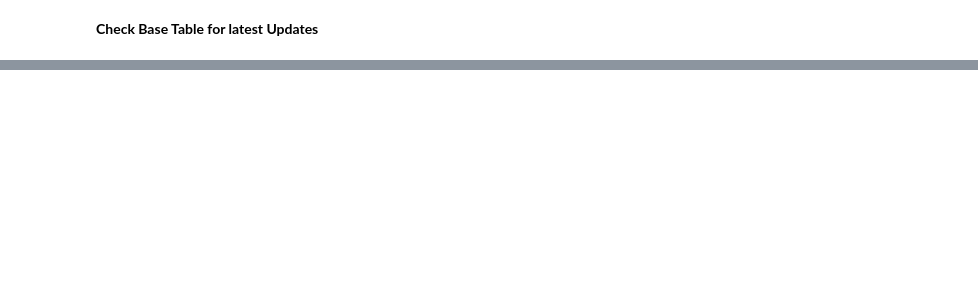
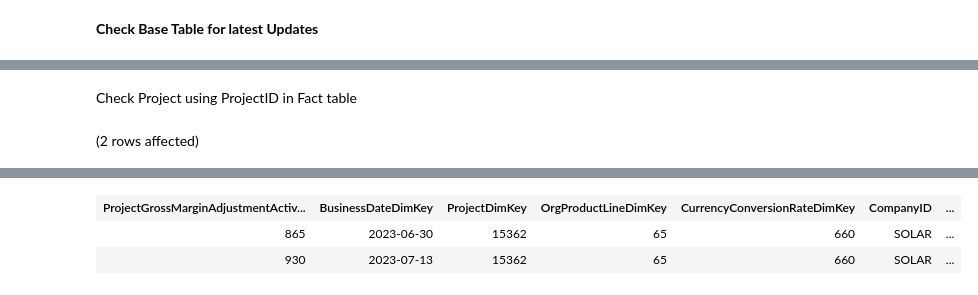
Before and after one commit to mdelisio/SQL-Scripts, a Jupyter notebook: Accrual Stuff/Accrual Update Scripts.ipynb, the cells around one changed output, grey strips where cells are left out. Cells and saved outputs as stored; diff of their text form; code cells hidden in the pictures; blank space fills up the shorter version.

```diff
--- a/Accrual Stuff/Accrual Update Scripts.ipynb
+++ b/Accrual Stuff/Accrual Update Scripts.ipynb
@@ -66 +67,12 @@ Total execution time: 00:00:00.274
 [interactive output not drawn]
+# %% [markdown]
+Check Project using ProjectID in Fact table
+# %%
+Select *
+FROM dw.ProjectGrossMarginAdjustmentActivityFact pgmaaf
+INNER JOIN edw.ProjectDim pd
+    ON pgmaaf.ProjectDimKey = pd.ProjectDimKey
+WHERE pd.CompanyID = 'Solar'
+AND pd.ProjectID = '2336006'
+# %% [output]
+(2 rows affected)
@@ -66,0 +80,3 @@ Total execution time: 00:00:00.274
+| ProjectGrossMarginAdjustmentActiv... | BusinessDateDimKey | ProjectDimKey | OrgProductLineDimKey | CurrencyConversionRateDimKey | CompanyID | ... |
+| 865 | 2023-06-30 | 15362 | 65 | 660 | SOLAR | ... |
+| 930 | 2023-07-13 | 15362 | 65 | 660 | SOLAR | ... |
```
Also changed, not shown: parts of 5 cells of this notebook, 2 other files.
